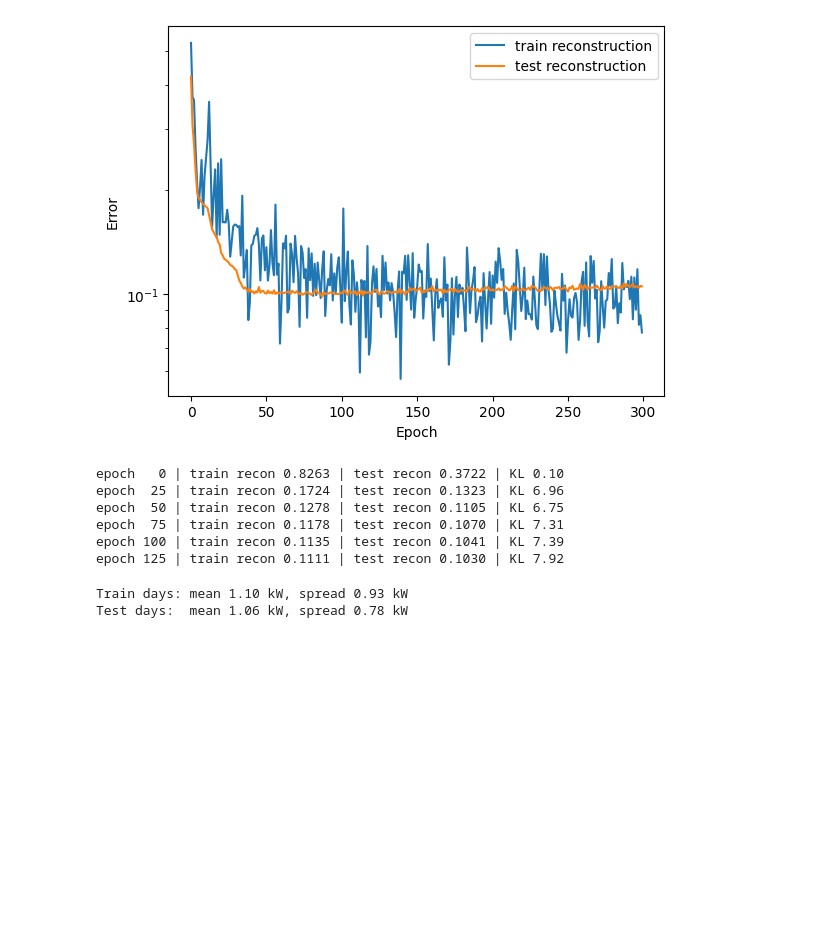
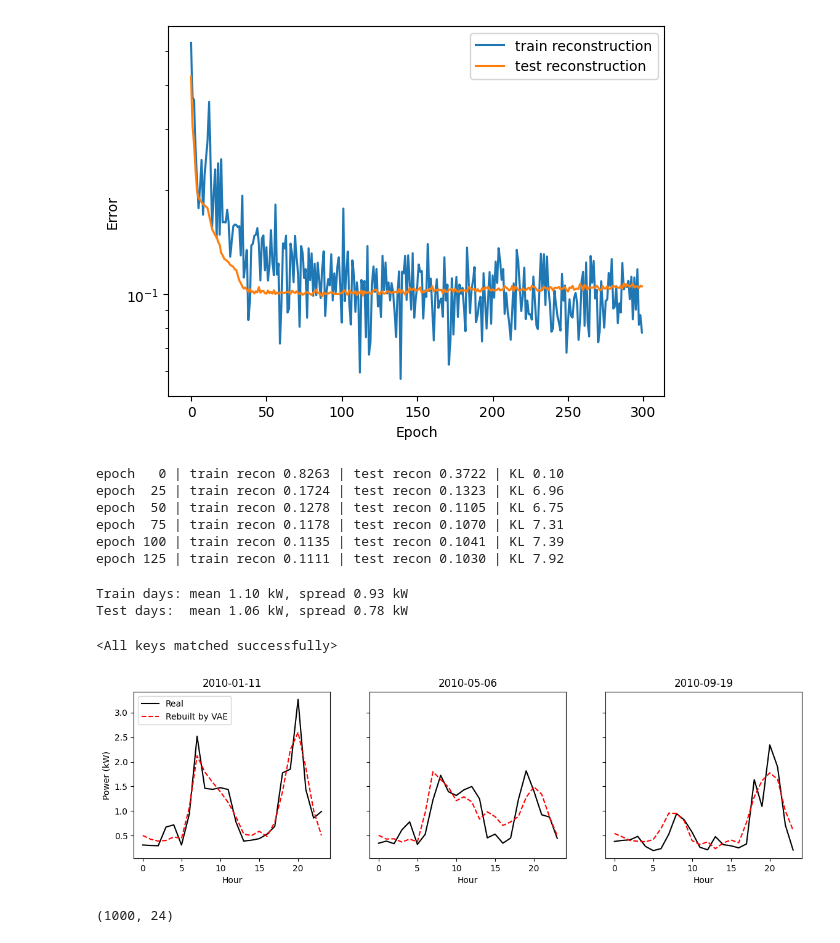
Before and after one commit to zakixahmed/household-vae, a Jupyter notebook: 02_vae.ipynb, the cells around one changed output. Cells and saved outputs as stored; diff of their text form; code cells hidden in the pictures; blank space fills up the shorter version.

Commit message:
Day 3: reconstructions, generated samples, real vs fake comparison

```diff
--- a/02_vae.ipynb
+++ b/02_vae.ipynb
@@ -171,3 +171,36 @@ print("Test days:  mean %.2f kW, spread %.2f kW" % (test.values.mean(), test.val
 # %% [output]
 Train days: mean 1.10 kW, spread 0.93 kW
 Test days:  mean 1.06 kW, spread 0.78 kW
+# %%
+model = VAE()
+model.load_state_dict(torch.load("vae_baseline.pt"))
+# %% [output]
+<All keys matched successfully>
+# %%
+model.eval()
+idx = [10, 120, 250]          # three test days: winter, spring, autumn
+with torch.no_grad():
+    mu, logvar = model.encode(x_test[idx])
+    rebuilt = model.decode(mu).numpy() * SCALE   # use mu (the best guess), no randomness
+original = x_test[idx].numpy() * SCALE
+
+fig, axes = plt.subplots(1, 3, figsize=(14, 3.5), sharey=True)
+for ax, i, real_day, fake_day in zip(axes, idx, original, rebuilt):
+    ax.plot(range(24), real_day, "k-", label="Real")
+    ax.plot(range(24), fake_day, "r--", label="Rebuilt by VAE")
+    ax.set_title(str(test.index[i].date()))
+    ax.set_xlabel("Hour")
+axes[0].set_ylabel("Power (kW)")
+axes[0].legend()
+plt.show()
+# %% [output]
+[figure, added]
+# %%
+torch.manual_seed(1)
+with torch.no_grad():
+    z = torch.randn(1000, 4)                     # 1,000 random codes from N(0, 1)
+    fake = model.decode(z).numpy() * SCALE       # decoder turns each into a 24-hour day
+real = train.values
+print(fake.shape)
+# %% [output]
+(1000, 24)
```
Also changed, not shown: parts of 3 cells of this notebook.
